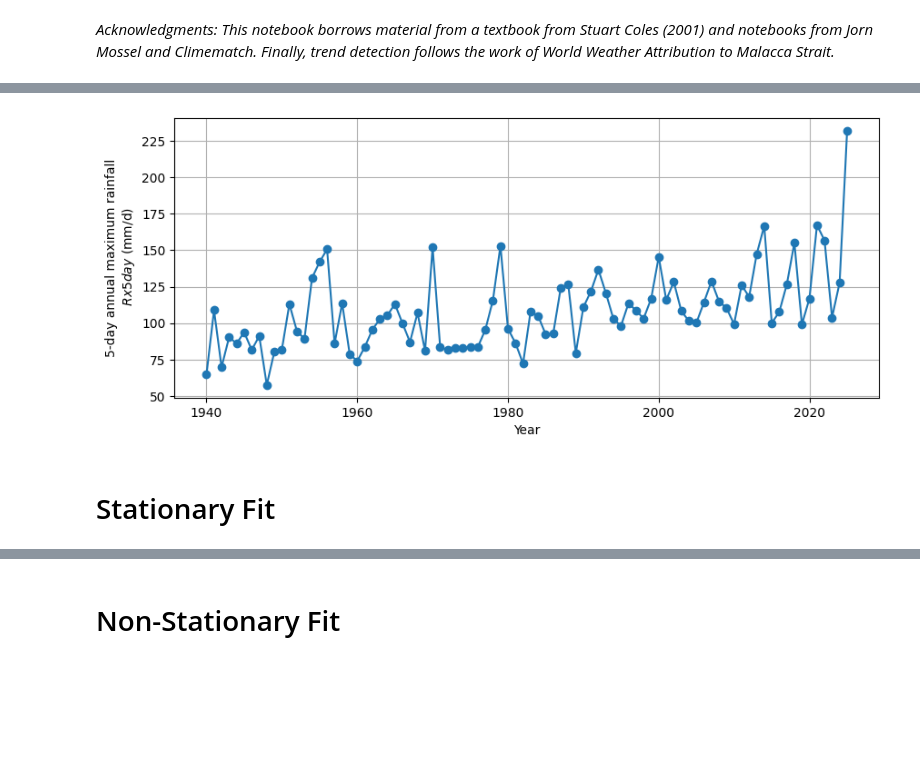
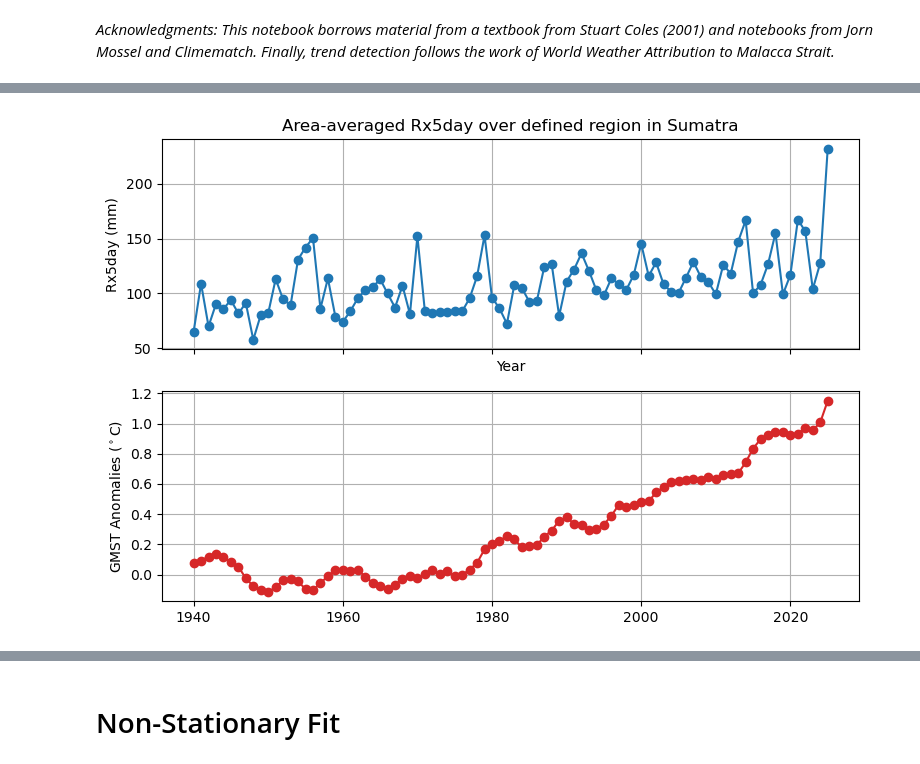
Before and after one commit to nathasya-abenita/diploma_data_analysis, a Jupyter notebook: scripts/project/extreme_trend_detection.ipynb, the cells around one changed output, grey strips where cells are left out. Saved outputs shown, nothing was run; the diff lists cells and outputs as text; code cells hidden in the pictures; blank space fills up the shorter version.

```diff
--- a/scripts/project/extreme_trend_detection.ipynb
+++ b/scripts/project/extreme_trend_detection.ipynb
@@ -44,16 +34,35 @@ pr = ds['tp'] * 1_000
 df = pr.to_dataframe().reset_index()[['valid_time', 'tp']]
 df = df[1:] # remove first row (shift excess)
 df['year'] = df['valid_time'].dt.year
+df = df.set_index(keys='year')
+
+# Read GMST data
+df_gmst = pd.read_csv(
+    "../../data/covariate/gmst.dat",
+    comment="#",            # ignore lines starting with '#'
+    sep='\s+',              # split on any whitespace
+    header=None,            # no header row in the data
+    names=["year", "gmst"]
+    )
+df_gmst = df_gmst.set_index(keys='year')
+
+# Merge data to one DataFrame
+df = pd.merge(df, df_gmst, left_index=True, right_index=True)
-# %%
-# Plot time series for Rx5day
-fig, ax = plt.subplots(figsize=(10,4))
-plt.plot(df['year'], df['tp'], '-o')
-plt.xlabel('Year')
-plt.ylabel('5-day annual maximum rainfall\n $Rx5day$ (mm/d)')
-# plt.title('Area-averaged Rx5day over defined region in Sumatra')
-plt.grid()
-plt.show()
-# %% [output]
-[figure, removed]
-# %% [markdown]
-# Stationary Fit
+# %%
+# Prepare axis
+fig, ax = plt.subplots(2, 1, figsize=(9, 6), sharex=True)
+
+# Plot Rx5day
+ax[0].plot(df.index, df['tp'], '-o')
+ax[0].set_xlabel('Year')
+ax[0].set_ylabel('Rx5day (mm)')
+ax[0].set_title('Area-averaged Rx5day over defined region in Sumatra')
+ax[0].grid()
+
+# Plot GMST
+ax[1].plot(df.index, df['gmst'], '-o', color='tab:red')
+ax[1].set_ylabel(r'GMST Anomalies (${}^\circ$C)')
+plt.grid()
+plt.show()
+# %% [output]
+[figure, added]
```
Also changed, not shown: parts of 26 cells of this notebook, 1 other file.
